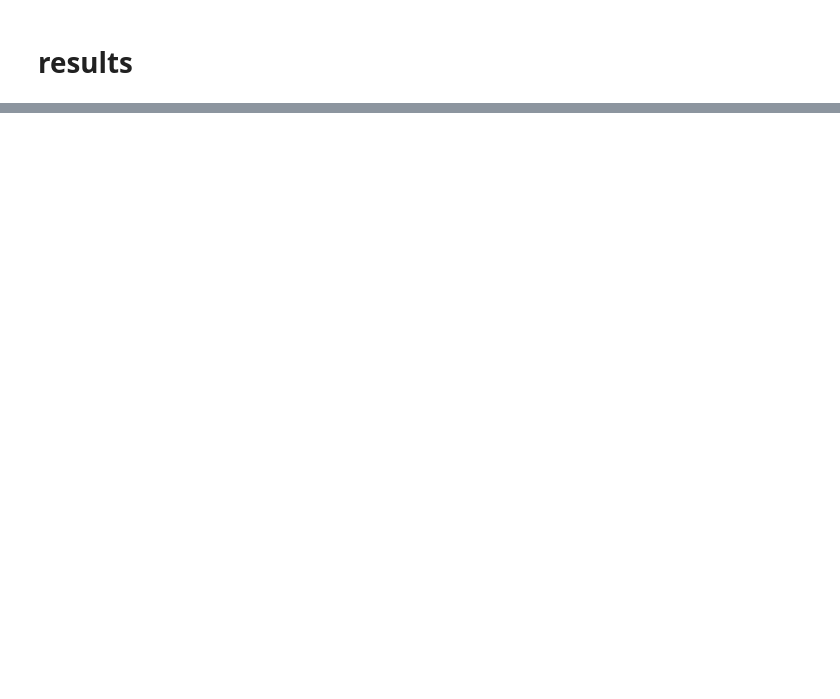
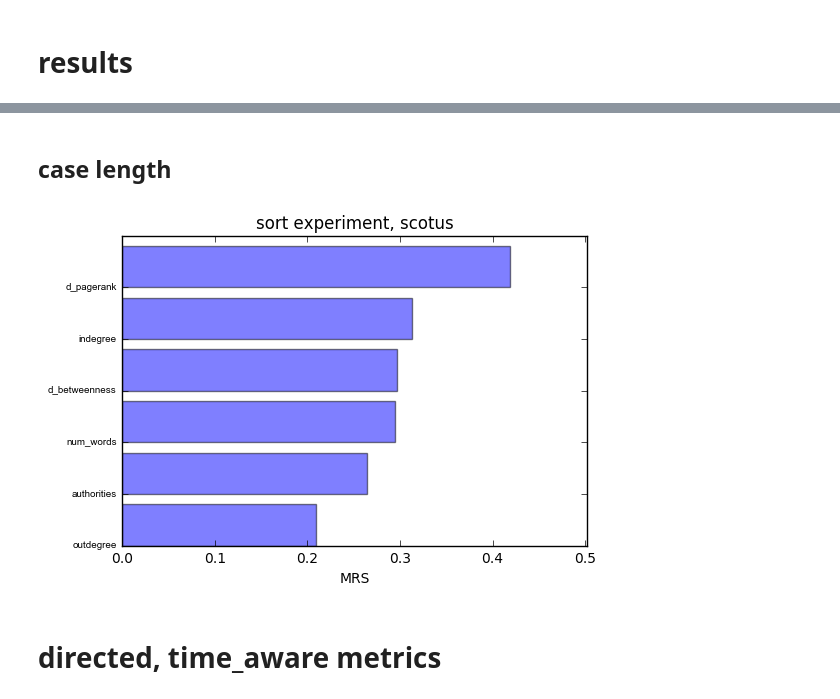
Before and after one commit to idc9/law-net, a Jupyter notebook: vertex_metrics_experiment/results_scotus.ipynb, the cells around one changed output, grey strips where cells are left out. Saved outputs shown, nothing was run; the diff lists cells and outputs as text; code cells hidden in the pictures; blank space fills up the shorter version.

```diff
--- a/vertex_metrics_experiment/results_scotus.ipynb
+++ b/vertex_metrics_experiment/results_scotus.ipynb
@@ -67,0 +123,10 @@ plot_scores(rankloss[exper][metric], exper=exper, metric=metric)
+# %% [markdown]
+## case length
+# %%
+dir_time_agnostic_metrics_text = copy.copy(dir_time_agnostic_metrics)
+dir_time_agnostic_metrics_text += ['num_words']
+plot_scores(rankloss[exper][metric][dir_time_agnostic_metrics_text], exper=exper, metric=metric, network_name=network_name)
+# %% [output]
+[figure, added]
+# %% [markdown]
+# directed, time_aware metrics
```
Also changed, not shown: parts of 18 cells of this notebook, 10 other files.
